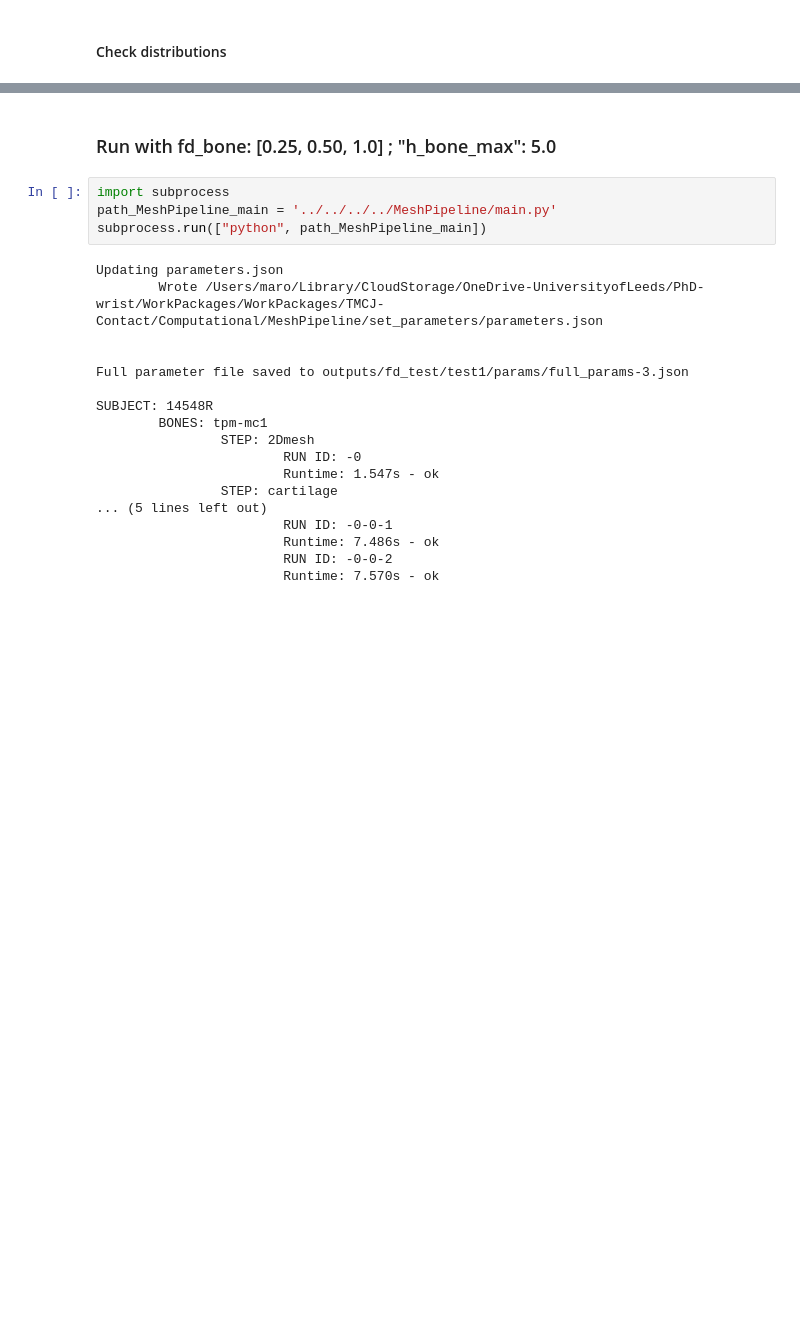
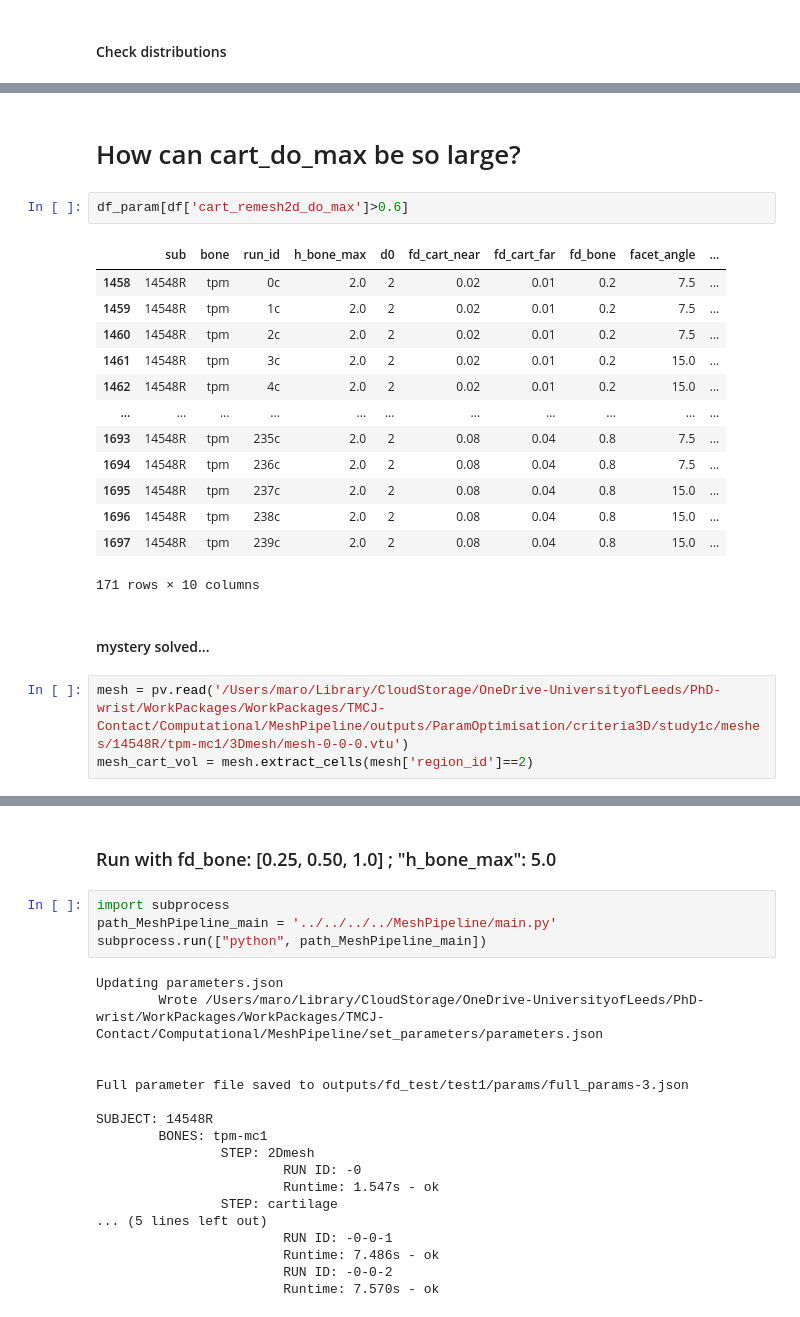
Before and after one commit to MattyOram/phd, a Jupyter notebook: WorkPackages/TMCJ-Contact/Computational/notebooks/MeshPipeline/ParamOptimisation/criteria3D/study1-analyseMetrics-box.ipynb, the cells around one changed output, grey strips where cells are left out. Saved outputs shown, nothing was run; the diff lists cells and outputs as text; blank space fills up the shorter version.

```diff
--- a/WorkPackages/TMCJ-Contact/Computational/notebooks/MeshPipeline/ParamOptimisation/criteria3D/study1-analyseMetrics-box.ipynb
+++ b/WorkPackages/TMCJ-Contact/Computational/notebooks/MeshPipeline/ParamOptimisation/criteria3D/study1-analyseMetrics-box.ipynb
@@ -123,0 +125,23 @@ plt.show()
+# %% [markdown]
+# How can cart_do_max be so large?
+# %%
+df_param[df['cart_remesh2d_do_max']>0.6]
+# %% [output]
+|  | sub | bone | run_id | h_bone_max | d0 | fd_cart_near | fd_cart_far | fd_bone | facet_angle | ... |
+| 1458 | 14548R | tpm | 0c | 2.0 | 2 | 0.02 | 0.01 | 0.2 | 7.5 | ... |
+| 1459 | 14548R | tpm | 1c | 2.0 | 2 | 0.02 | 0.01 | 0.2 | 7.5 | ... |
+| 1460 | 14548R | tpm | 2c | 2.0 | 2 | 0.02 | 0.01 | 0.2 | 7.5 | ... |
+| 1461 | 14548R | tpm | 3c | 2.0 | 2 | 0.02 | 0.01 | 0.2 | 15.0 | ... |
+| 1462 | 14548R | tpm | 4c | 2.0 | 2 | 0.02 | 0.01 | 0.2 | 15.0 | ... |
+| ... | ... | ... | ... | ... | ... | ... | ... | ... | ... | ... |
+| 1693 | 14548R | tpm | 235c | 2.0 | 2 | 0.08 | 0.04 | 0.8 | 7.5 | ... |
+| 1694 | 14548R | tpm | 236c | 2.0 | 2 | 0.08 | 0.04 | 0.8 | 7.5 | ... |
+| 1695 | 14548R | tpm | 237c | 2.0 | 2 | 0.08 | 0.04 | 0.8 | 15.0 | ... |
+| 1696 | 14548R | tpm | 238c | 2.0 | 2 | 0.08 | 0.04 | 0.8 | 15.0 | ... |
+| 1697 | 14548R | tpm | 239c | 2.0 | 2 | 0.08 | 0.04 | 0.8 | 15.0 | ... |
+171 rows × 10 columns
+# %% [markdown]
+#### mystery solved...
+# %%
+mesh = pv.read('/Users/maro/Library/CloudStorage/OneDrive-UniversityofLeeds/PhD-wrist/WorkPackages/WorkPackages/TMCJ-Contact/Computational/MeshPipeline/outputs/ParamOptimisation/criteria3D/study1c/meshes/14548R/tpm-mc1/3Dmesh/mesh-0-0-0.vtu')
+mesh_cart_vol = mesh.extract_cells(mesh['region_id']==2)
```
Also changed, not shown: parts of 24 cells of this notebook, 9 other files.
